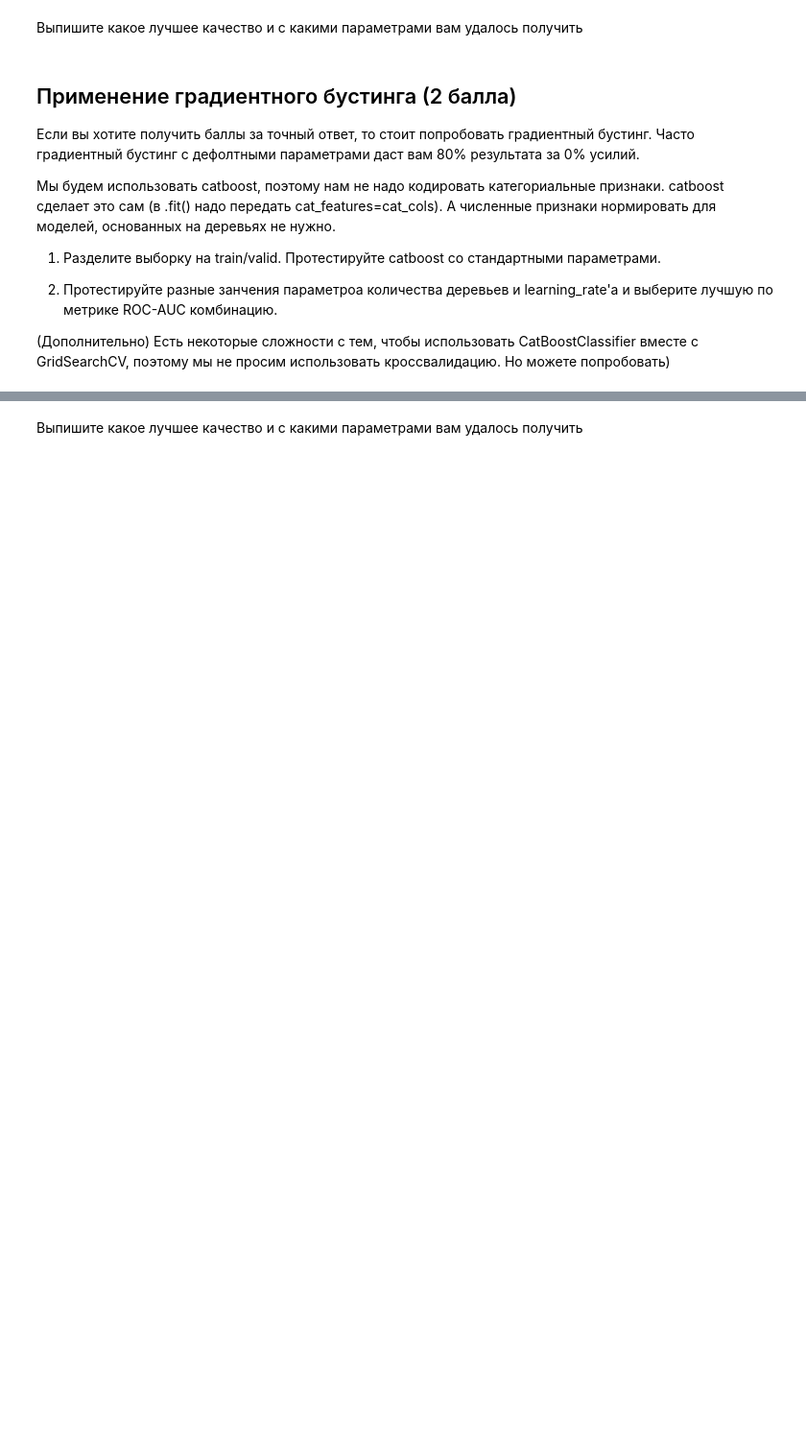
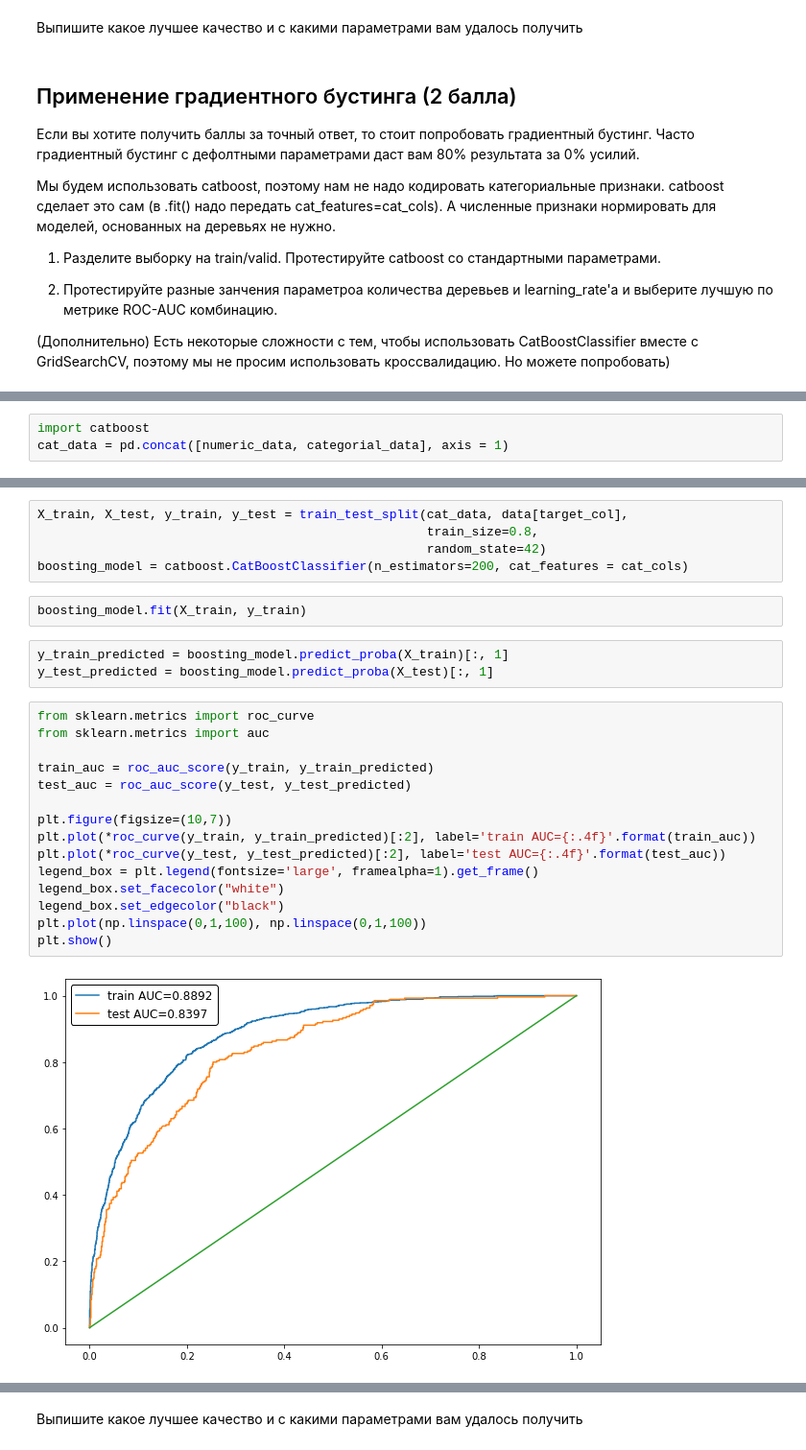
Before and after one commit to 2001092236/Deep-Learning-School, a Jupyter notebook: HomeWork03/baseline.ipynb, the cells around one changed output, grey strips where cells are left out. Shown at 96% size. Saved outputs shown, nothing was run; the diff lists cells and outputs as text; blank space fills up the shorter version.

Commit message:
Catboost and Near by End

```diff
--- a/HomeWork03/baseline.ipynb
+++ b/HomeWork03/baseline.ipynb
@@ -451,0 +519,3 @@ log_cls = make_pipeline(
+# %%
+import catboost
+cat_data = pd.concat([numeric_data, categorial_data], axis = 1)
@@ -451,0 +553,27 @@ log_cls = make_pipeline(
+# %%
+X_train, X_test, y_train, y_test = train_test_split(cat_data, data[target_col],
+                                                    train_size=0.8,
+                                                    random_state=42)
+boosting_model = catboost.CatBoostClassifier(n_estimators=200, cat_features = cat_cols)
+# %%
+boosting_model.fit(X_train, y_train)
+# %%
+y_train_predicted = boosting_model.predict_proba(X_train)[:, 1]
+y_test_predicted = boosting_model.predict_proba(X_test)[:, 1]
+# %%
+from sklearn.metrics import roc_curve
+from sklearn.metrics import auc
+
+train_auc = roc_auc_score(y_train, y_train_predicted)
+test_auc = roc_auc_score(y_test, y_test_predicted)
+
+plt.figure(figsize=(10,7))
+plt.plot(*roc_curve(y_train, y_train_predicted)[:2], label='train AUC={:.4f}'.format(train_auc))
+plt.plot(*roc_curve(y_test, y_test_predicted)[:2], label='test AUC={:.4f}'.format(test_auc))
+legend_box = plt.legend(fontsize='large', framealpha=1).get_frame()
+legend_box.set_facecolor("white")
+legend_box.set_edgecolor("black")
+plt.plot(np.linspace(0,1,100), np.linspace(0,1,100))
+plt.show()
+# %% [output]
+[figure, added]
```
Also changed, not shown: parts of 44 cells of this notebook, 1 other file.
